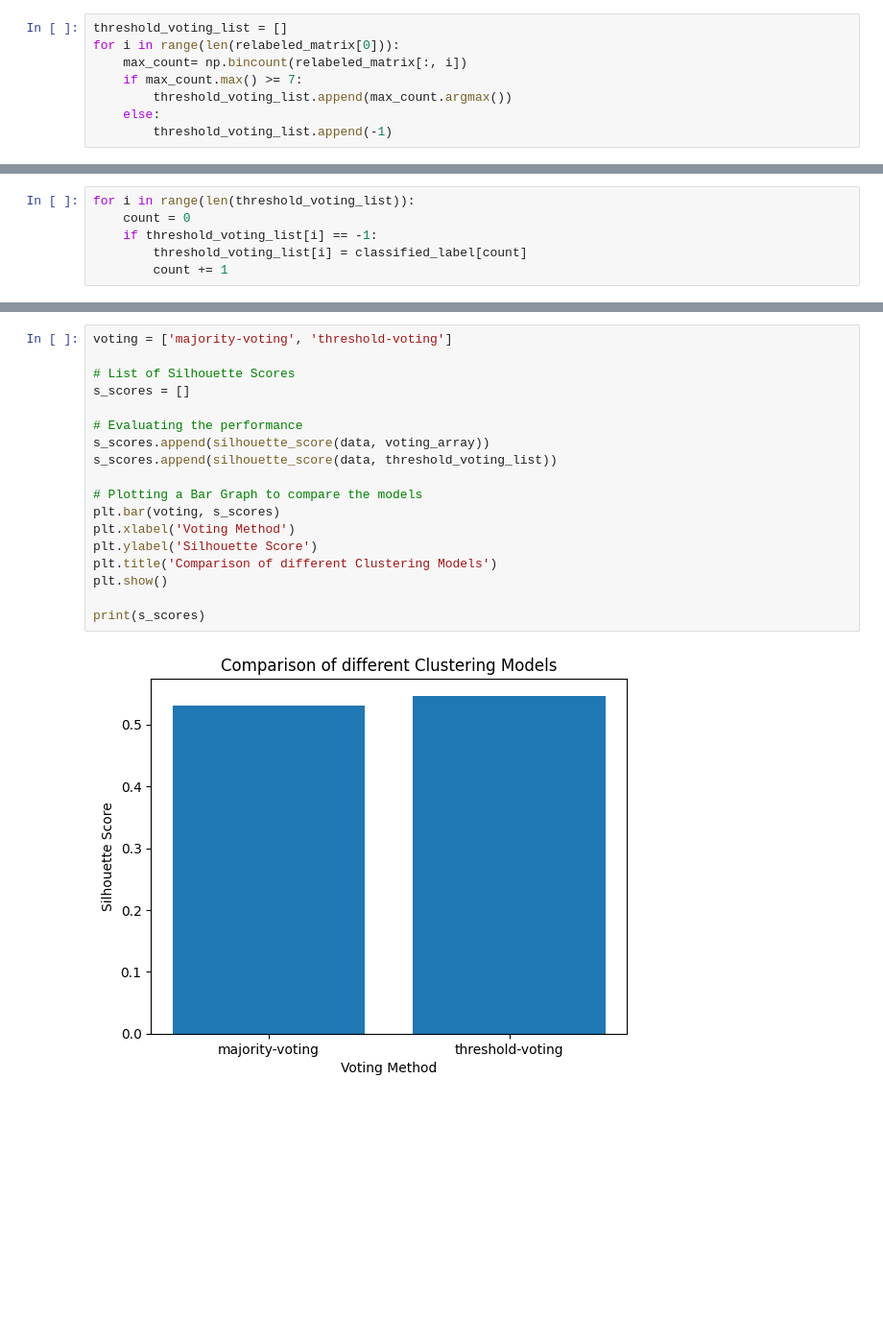
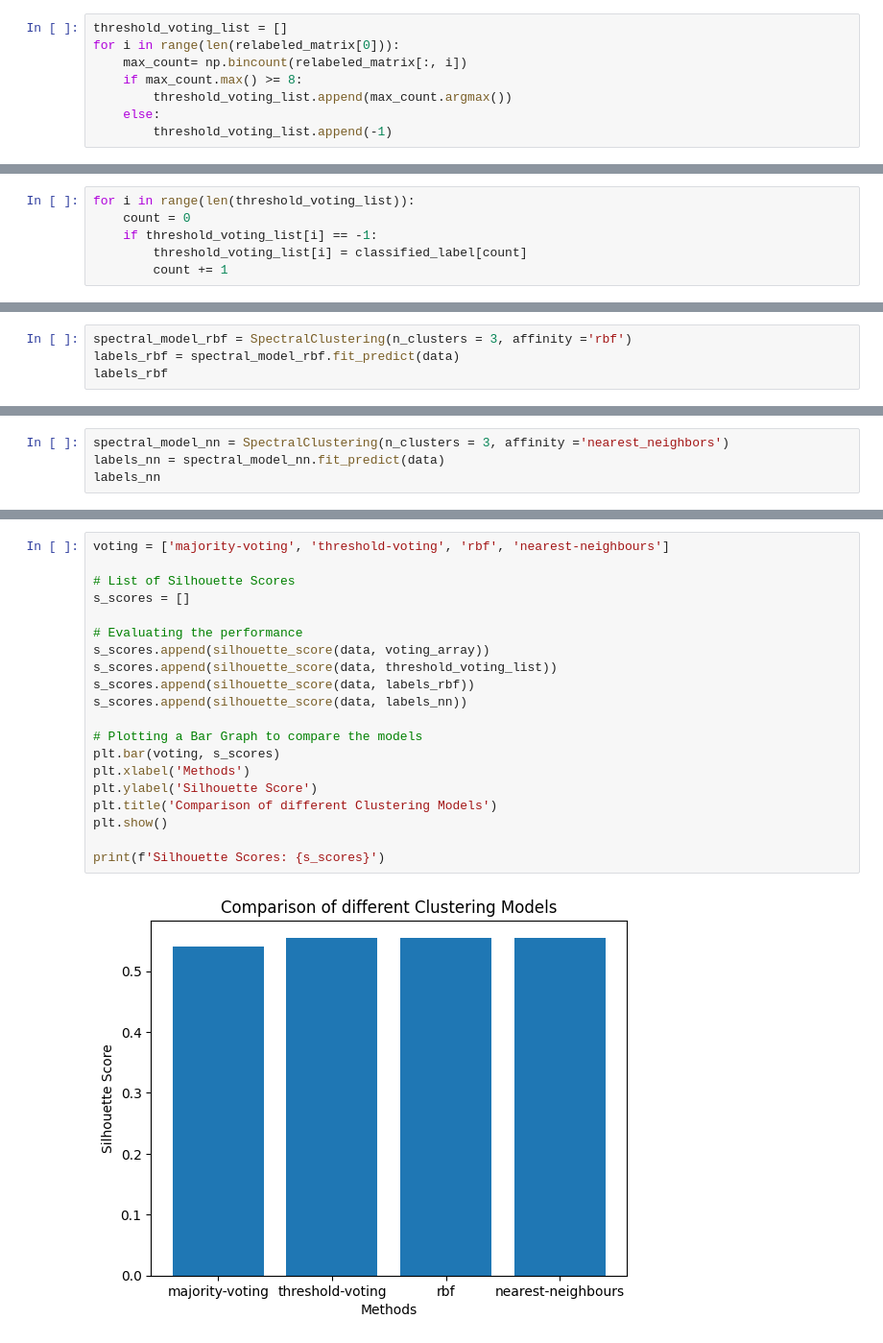
Before and after one commit to ankita-banerjee20/Cluster-Ensemble, a Jupyter notebook: iris.ipynb, the cells around one changed output, grey strips where cells are left out. Shown at 96% size. Cells and saved outputs as stored; diff of their text form; blank space fills up the shorter version.

Commit message:
Added spectral clustering

```diff
--- a/iris.ipynb
+++ b/iris.ipynb
@@ -192,7 +193,7 @@ array([1, 1, 1, 1, 1, 1, 1, 1, 1, 1, 1, 1, 1, 1, 1, 1, 1, 1, 1, 1, 1, 1,
 threshold_voting_list = []
 for i in range(len(relabeled_matrix[0])):
     max_count= np.bincount(relabeled_matrix[:, i])
-    if max_count.max() >= 7:
+    if max_count.max() >= 8:
         threshold_voting_list.append(max_count.argmax())
     else:
         threshold_voting_list.append(-1)
@@ -256,0 +254,4 @@ The silhouette score of the Iris dataset is: 0.530761790706631
+# %%
+spectral_model_rbf = SpectralClustering(n_clusters = 3, affinity ='rbf')
+labels_rbf = spectral_model_rbf.fit_predict(data)
+labels_rbf
@@ -256,0 +266,4 @@ The silhouette score of the Iris dataset is: 0.530761790706631
+# %%
+spectral_model_nn = SpectralClustering(n_clusters = 3, affinity ='nearest_neighbors')
+labels_nn = spectral_model_nn.fit_predict(data)
+labels_nn
@@ -257,20 +278,22 @@ The silhouette score of the Iris dataset is: 0.530761790706631
 # %%
-voting = ['majority-voting', 'threshold-voting']
+voting = ['majority-voting', 'threshold-voting', 'rbf', 'nearest-neighbours']
 
 # List of Silhouette Scores
 s_scores = []
 
 # Evaluating the performance
 s_scores.append(silhouette_score(data, voting_array))
 s_scores.append(silhouette_score(data, threshold_voting_list))
+s_scores.append(silhouette_score(data, labels_rbf))
+s_scores.append(silhouette_score(data, labels_nn))
 
 # Plotting a Bar Graph to compare the models
 plt.bar(voting, s_scores)
-plt.xlabel('Voting Method')
+plt.xlabel('Methods')
 plt.ylabel('Silhouette Score')
 plt.title('Comparison of different Clustering Models')
 plt.show()
 
-print(s_scores)
+print(f'Silhouette Scores: {s_scores}')
 # %% [output]
-[figure, old version]
+[figure, new version]
```
Also changed, not shown: parts of 14 cells of this notebook.
